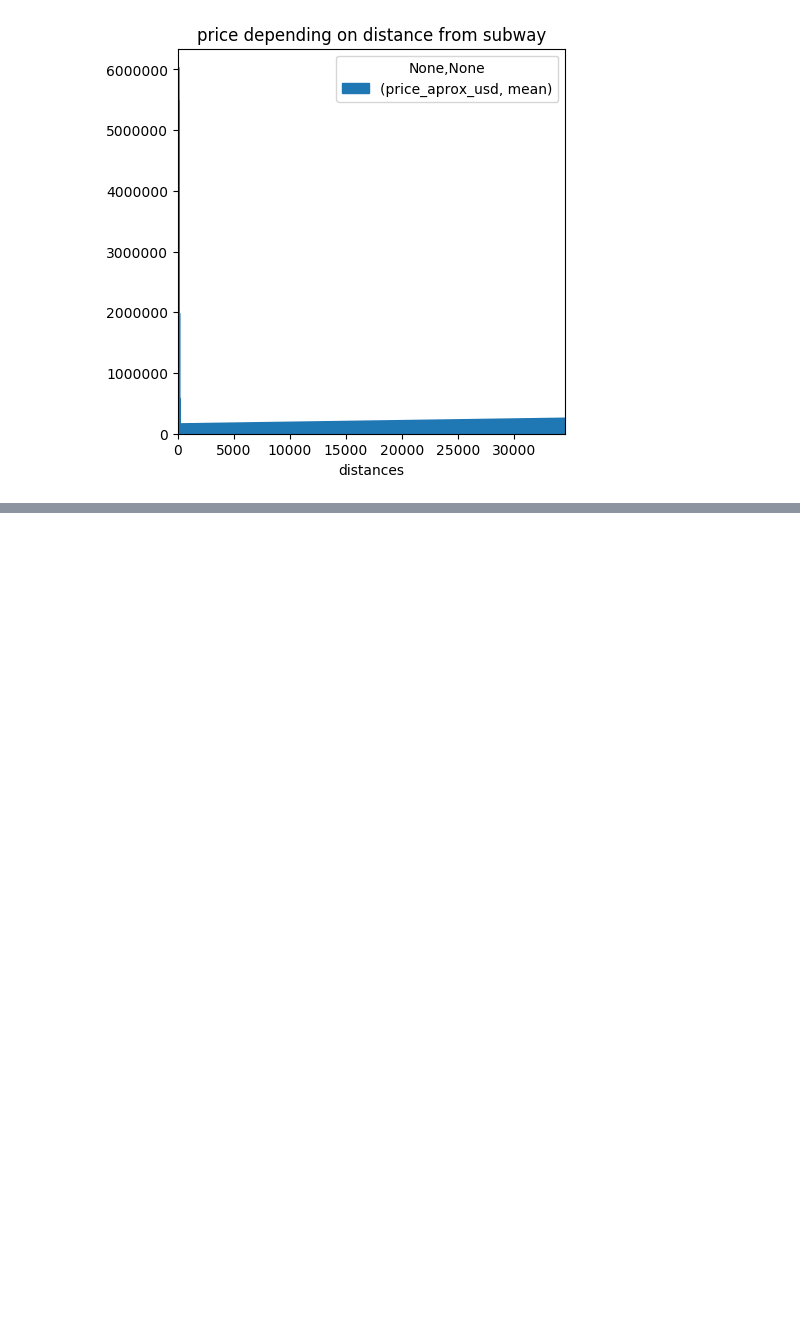
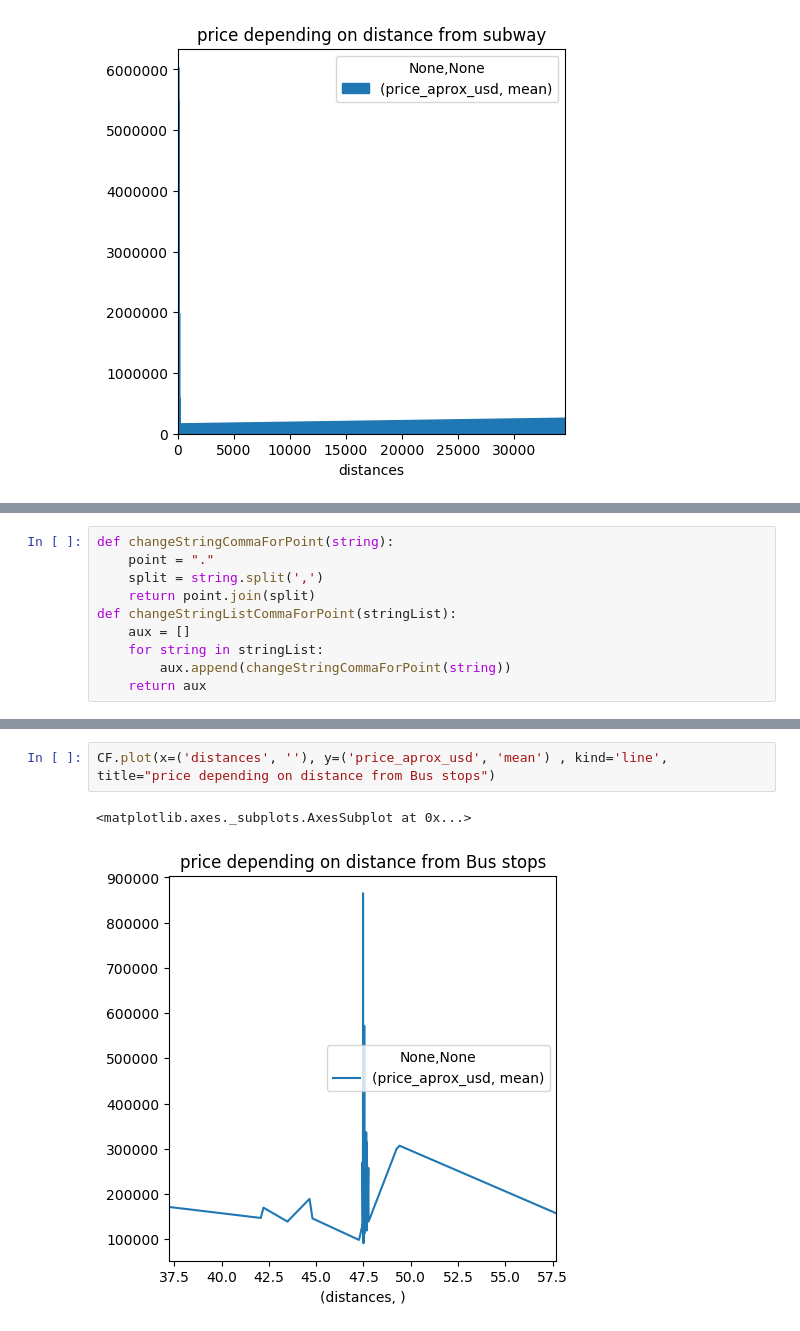
Before and after one commit to Monty1991/TPDATOS_7506_2017_2_ARGERICH, a Jupyter notebook: TP.ipynb, the cells around one changed output, grey strips where cells are left out. Drawn from its saved outputs; the diff is of its cells as text; blank space fills up the shorter version.

```diff
--- a/TP.ipynb
+++ b/TP.ipynb
@@ -224,0 +261,10 @@ CF.plot(x='distances', y=('price_aprox_usd', 'mean') , kind='area', title="price
+# %%
+def changeStringCommaForPoint(string):
+    point = "."
+    split = string.split(',')
+    return point.join(split)
+def changeStringListCommaForPoint(stringList):
+    aux = []
+    for string in stringList:
+        aux.append(changeStringCommaForPoint(string))
+    return aux
@@ -224,0 +304,5 @@ CF.plot(x='distances', y=('price_aprox_usd', 'mean') , kind='area', title="price
+# %%
+CF.plot(x=('distances', ''), y=('price_aprox_usd', 'mean') , kind='line', title="price depending on distance from Bus stops")
+# %% [output]
+<matplotlib.axes._subplots.AxesSubplot at 0x...>
+[figure, added]
```
Also changed, not shown: parts of 6 cells of this notebook.
